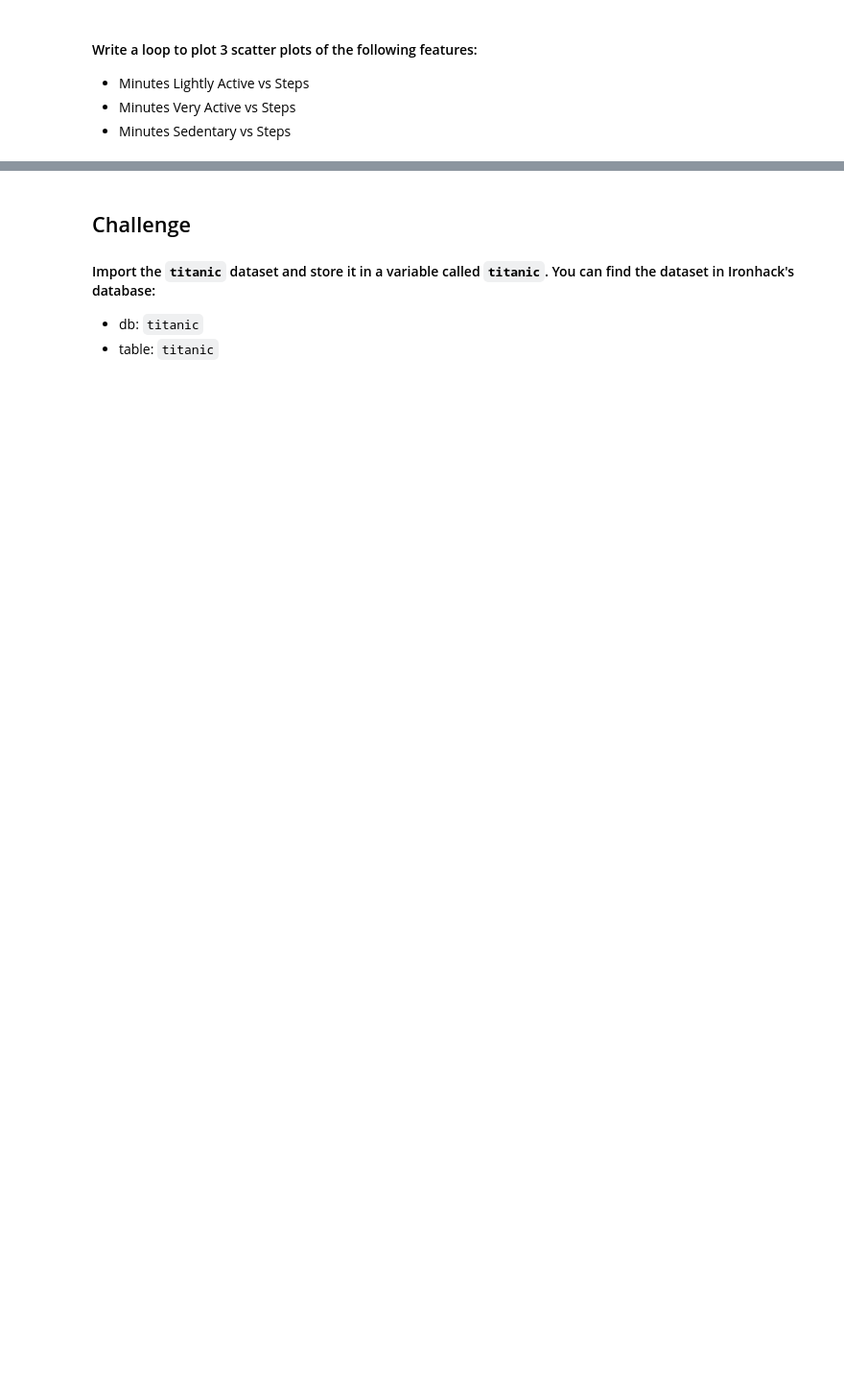
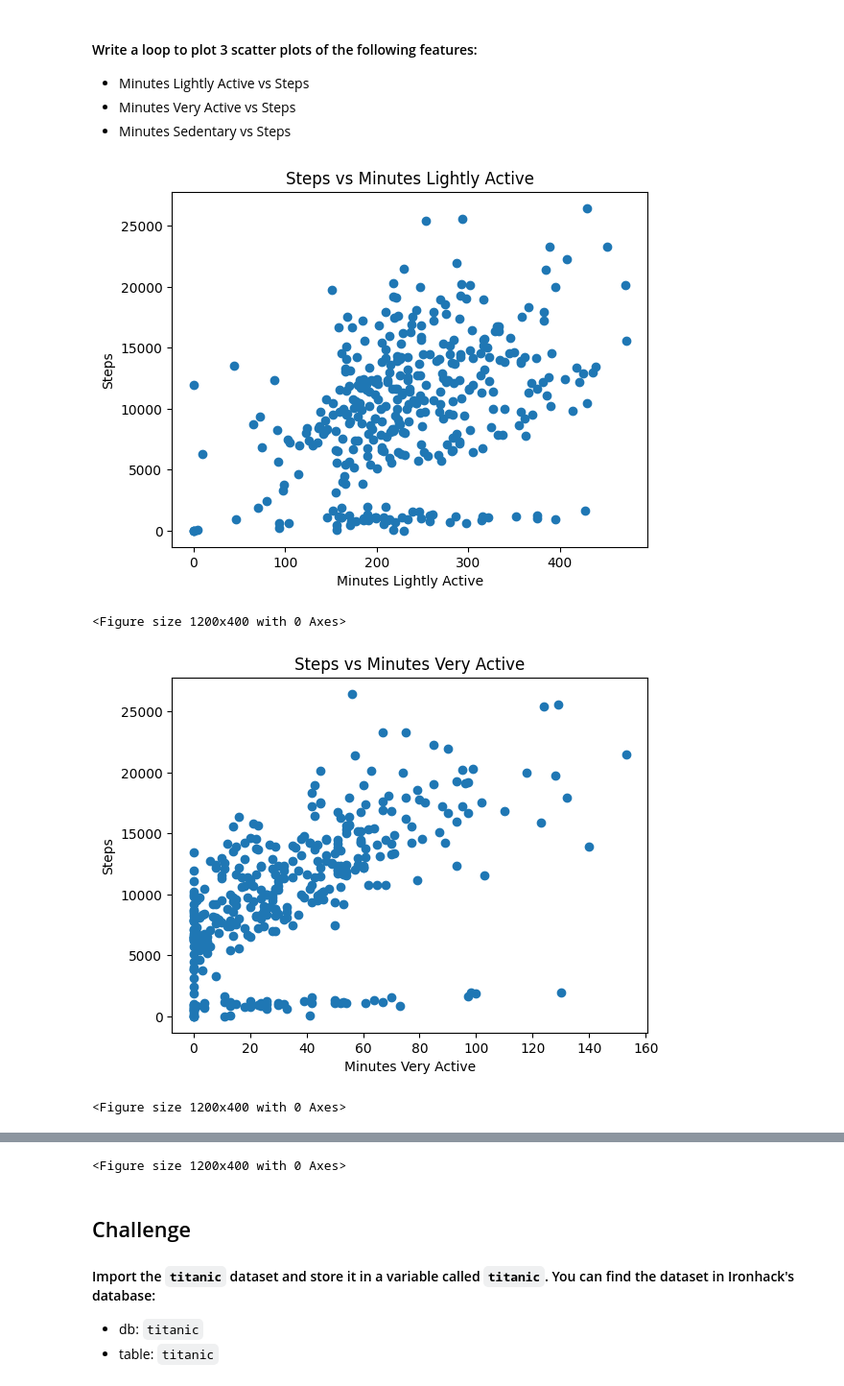
Before and after one commit to Ironhack-Data-Madrid-Octubre-2023/5.2-lab_matplotlib_seaborn, a Jupyter notebook: your-code/main.ipynb, the cells around one changed output, grey strips where cells are left out. Shown at 96% size. Cells and saved outputs as stored; diff of their text form; code cells hidden in the pictures; blank space fills up the shorter version.

```diff
--- a/your-code/main.ipynb
+++ b/your-code/main.ipynb
@@ -86,0 +91,18 @@ plt.yticks(c = 'purple');
+# %%
+# your code here
+
+features = ['Minutes Lightly Active', 'Minutes Very Active', 'Minutes Sedentary']
+
+for i in features:
+    plt.scatter(fitbit[i], fitbit['Steps'])
+    plt.xlabel(i)
+    plt.ylabel('Steps')
+    plt.title('Steps vs ' + i)
+    plt.figure(figsize=(12, 4))
+    plt.savefig('../figure/' + i + '.png')
+    plt.show()
+# %% [output]
+[figure, added]
+<Figure size 1200x400 with 0 Axes>
+[figure, added]
+<Figure size 1200x400 with 0 Axes>
@@ -87,3 +110,4 @@ plt.yticks(c = 'purple');
+<Figure size 1200x400 with 0 Axes>
 # %% [markdown]
 ## Challenge
 
```
Also changed, not shown: parts of 44 cells of this notebook, 3 other files.
